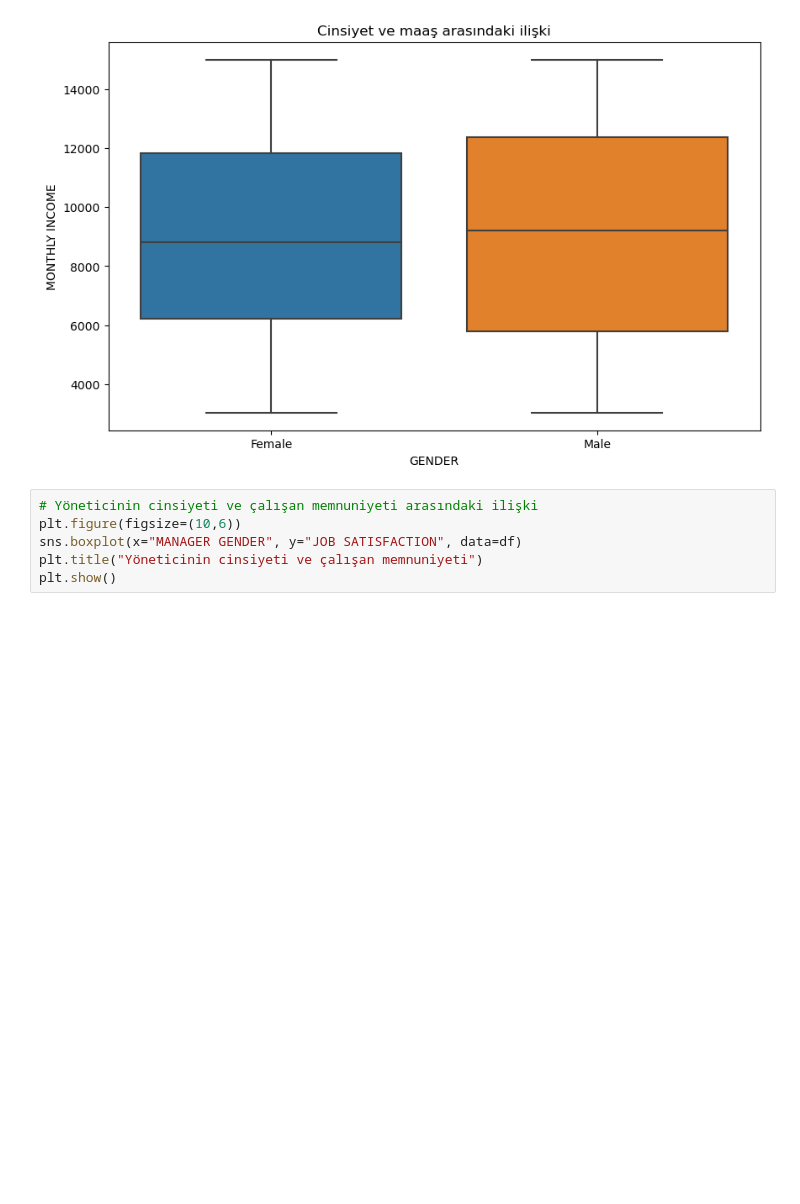
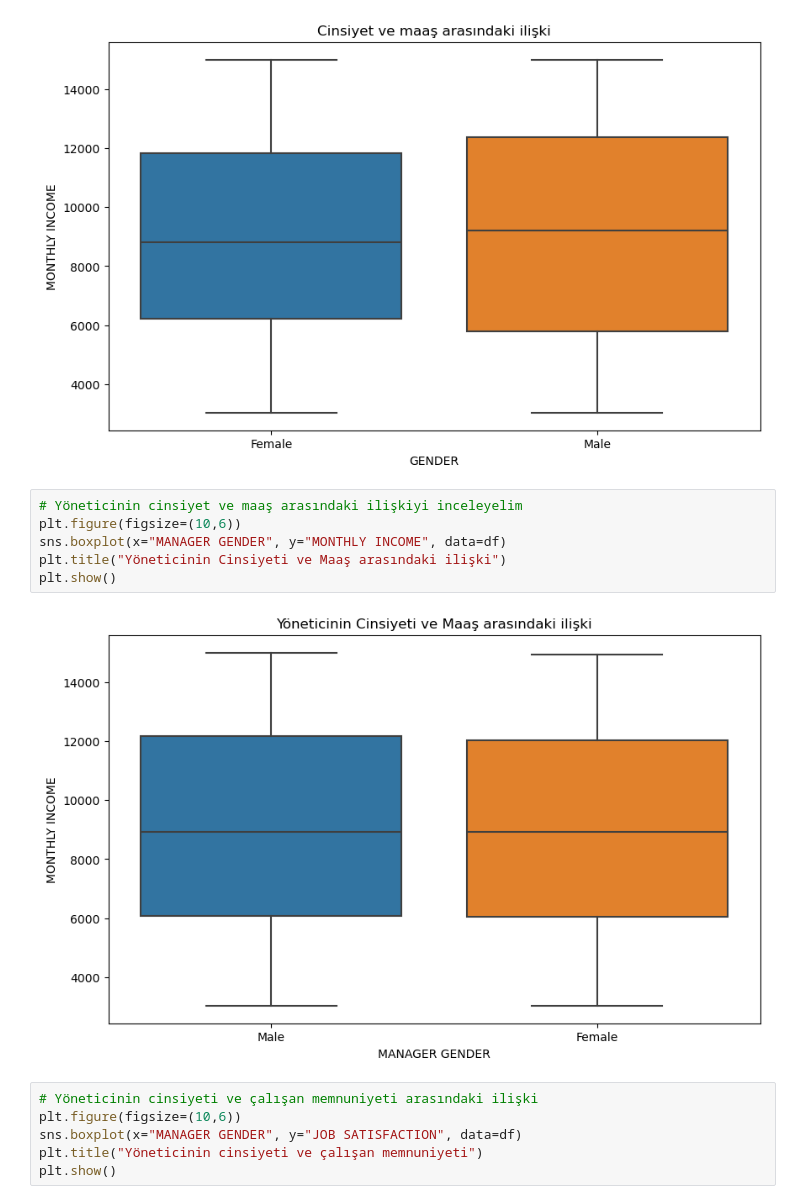
Before and after one commit to asltpl6/Kodluyoruz_Mezuniyet_Projesi, a Jupyter notebook: W-Code Project/W-Code_Project.ipynb, the cells around one changed output. Drawn from its saved outputs; the diff is of its cells as text; blank space fills up the shorter version.

```diff
--- a/W-Code Project/W-Code_Project.ipynb
+++ b/W-Code Project/W-Code_Project.ipynb
@@ -301,6 +301,14 @@ plt.title("Cinsiyet ve maaş arasındaki ilişki")
 plt.show()
 # %% [output]
 [figure]
+# %%
+# Yöneticinin cinsiyet ve maaş arasındaki ilişkiyi inceleyelim
+plt.figure(figsize=(10,6))
+sns.boxplot(x="MANAGER GENDER", y="MONTHLY INCOME", data=df)
+plt.title("Yöneticinin Cinsiyeti ve Maaş arasındaki ilişki")
+plt.show()
+# %% [output]
+[figure, added]
 # %%
 # Yöneticinin cinsiyeti ve çalışan memnuniyeti arasındaki ilişki
 plt.figure(figsize=(10,6))
```
Also changed, not shown: parts of 6 cells of this notebook.
